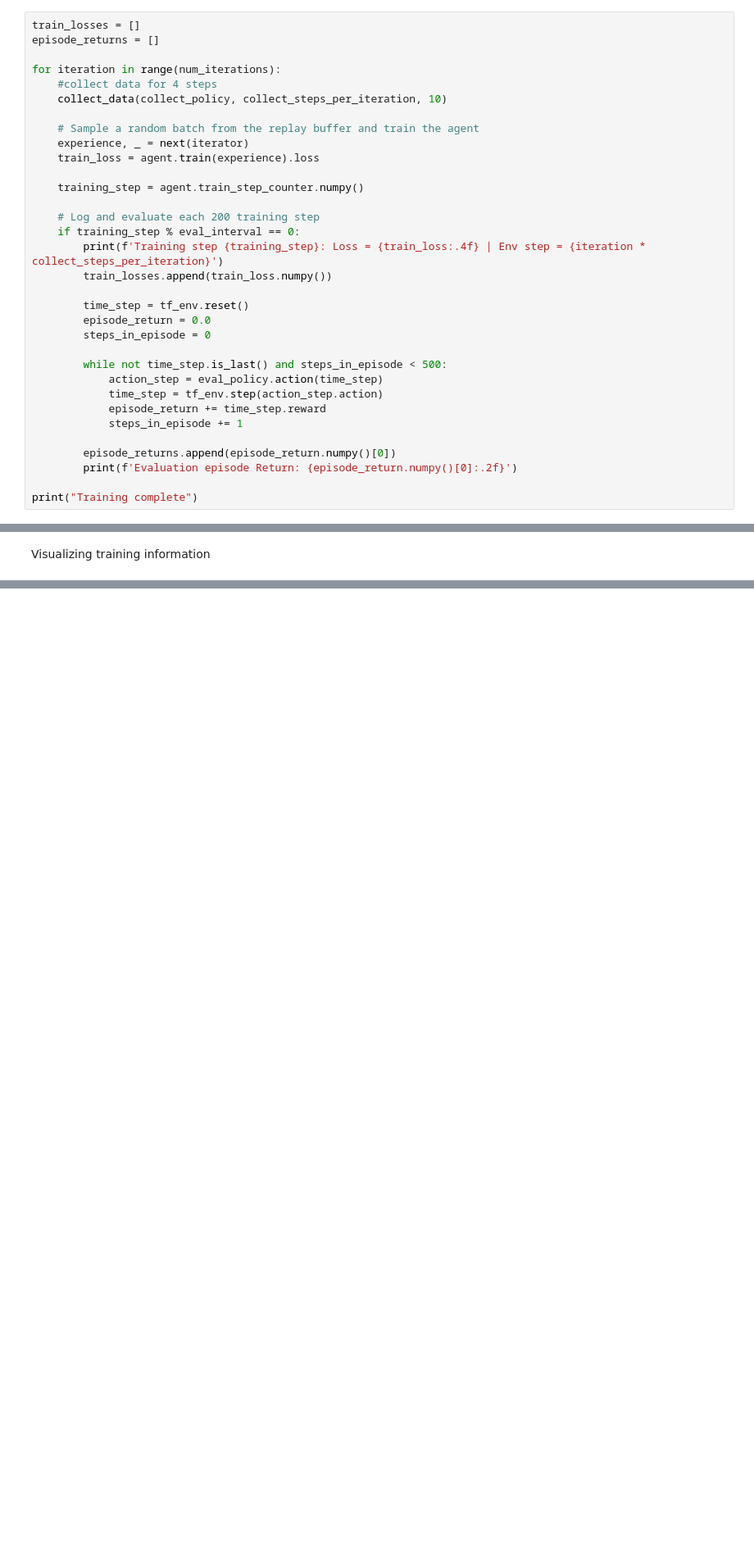
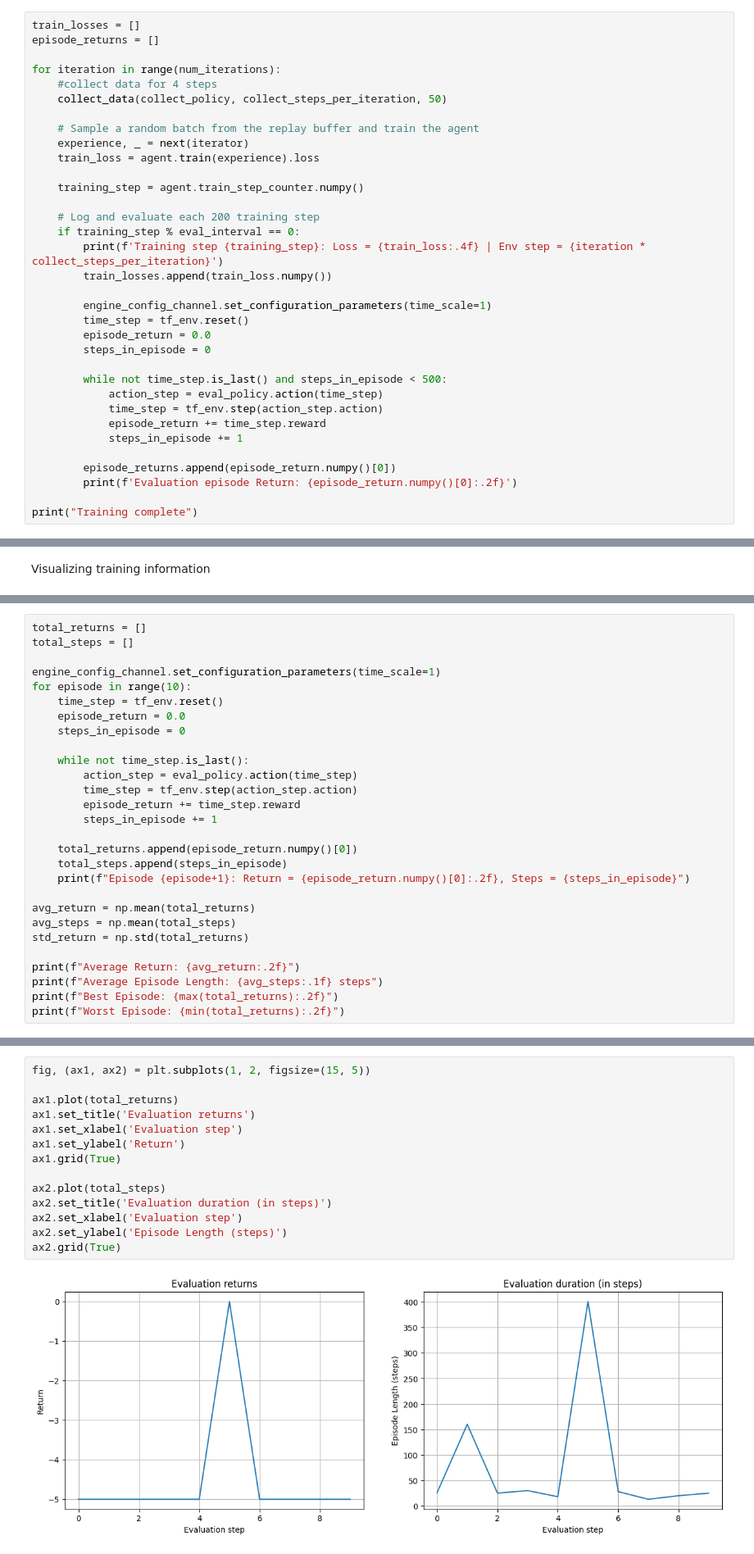
Before and after one commit to MohamedLouayChatti/Reinforcement-Learning-PPO, a Jupyter notebook: notebook.ipynb, the cells around one changed output, grey strips where cells are left out. Shown: that part at 82% size. Drawn from its saved outputs; the diff is of its cells as text; blank space fills up the shorter version.

```diff
--- a/notebook.ipynb
+++ b/notebook.ipynb
@@ -339,7 +350,7 @@ episode_returns = []
 
 for iteration in range(num_iterations):
     #collect data for 4 steps
-    collect_data(collect_policy, collect_steps_per_iteration, 10)
+    collect_data(collect_policy, collect_steps_per_iteration, 50)
 
     # Sample a random batch from the replay buffer and train the agent
     experience, _ = next(iterator)
@@ -352,6 +363,7 @@ for iteration in range(num_iterations):
         print(f'Training step {training_step}: Loss = {train_loss:.4f} | Env step = {iteration * collect_steps_per_iteration}')
         train_losses.append(train_loss.numpy())
 
+        engine_config_channel.set_configuration_parameters(time_scale=1)
         time_step = tf_env.reset()
         episode_return = 0.0
         steps_in_episode = 0
@@ -408,3 +434,31 @@ plt.savefig('training_progress.png', dpi=300, bbox_inches='tight')
 plt.show()
 # %% [output]
 [figure]
+# %%
+total_returns = []
+total_steps = []
+
+engine_config_channel.set_configuration_parameters(time_scale=1)
+for episode in range(10):
+    time_step = tf_env.reset()
+    episode_return = 0.0
+    steps_in_episode = 0
+
+    while not time_step.is_last():
+        action_step = eval_policy.action(time_step)
+        time_step = tf_env.step(action_step.action)
+        episode_return += time_step.reward
+        steps_in_episode += 1
+
+    total_returns.append(episode_return.numpy()[0])
+    total_steps.append(steps_in_episode)
+    print(f"Episode {episode+1}: Return = {episode_return.numpy()[0]:.2f}, Steps = {steps_in_episode}")
+
+avg_return = np.mean(total_returns)
+avg_steps = np.mean(total_steps)
+std_return = np.std(total_returns)
+
+print(f"Average Return: {avg_return:.2f}")
+print(f"Average Episode Length: {avg_steps:.1f} steps")
+print(f"Best Episode: {max(total_returns):.2f}")
+print(f"Worst Episode: {min(total_returns):.2f}")
@@ -410,0 +469,16 @@ plt.show()
+# %%
+fig, (ax1, ax2) = plt.subplots(1, 2, figsize=(15, 5))
+
+ax1.plot(total_returns)
+ax1.set_title('Evaluation returns')
+ax1.set_xlabel('Evaluation step')
+ax1.set_ylabel('Return')
+ax1.grid(True)
+
+ax2.plot(total_steps)
+ax2.set_title('Evaluation duration (in steps)')
+ax2.set_xlabel('Evaluation step')
+ax2.set_ylabel('Episode Length (steps)')
+ax2.grid(True)
+# %% [output]
+[figure, added]
```
Also changed, not shown: parts of 12 cells of this notebook, 2 other files.
